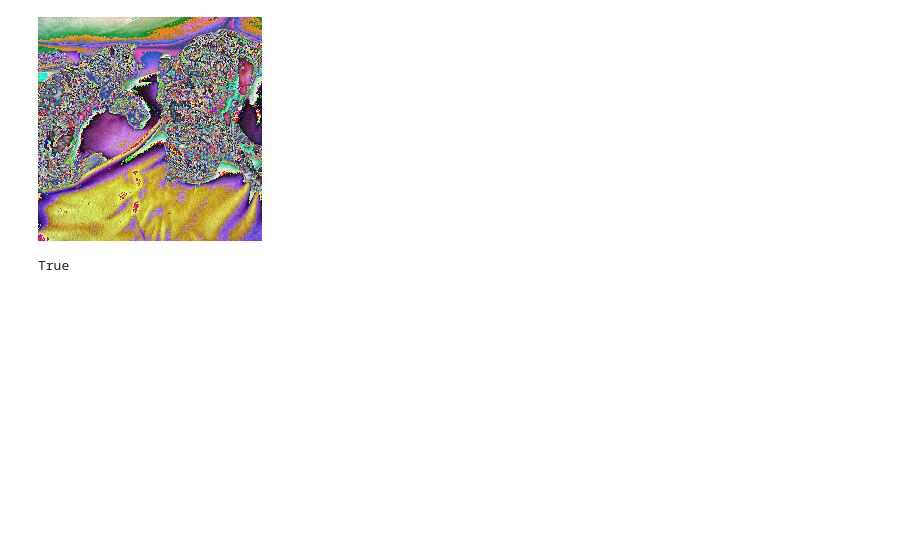
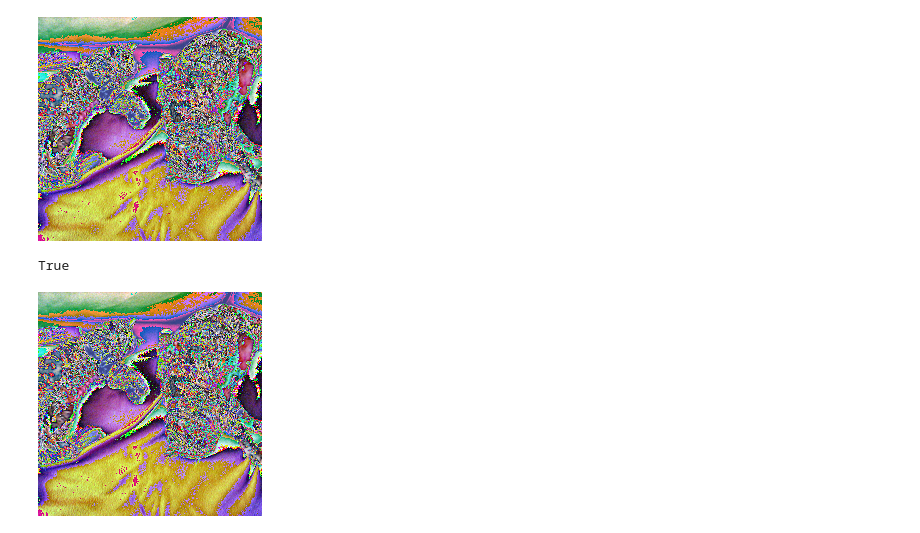
Before and after one commit to nysalvi/clip, a Jupyter notebook: example.ipynb, the cells around one changed output. Cells and saved outputs as stored; diff of their text form; code cells hidden in the pictures; blank space fills up the shorter version.

```diff
--- a/example.ipynb
+++ b/example.ipynb
@@ -325,11 +551,28 @@ class MinSizeKeepAspectRatio(torch.nn.Module):
+# %%
+class CLIPPreprocessPILInterpolation(torch.nn.Module):
+    def __init__(self, interpolation:Image.Resampling=Image.Resampling.BICUBIC):
+        super().__init__()
+        self.pil_rescale = SmallerEdgePILRescale(224, interpolation=interpolation)
+        self.transform = v2.Compose([
+            v2.CenterCrop((224, 224)),
+            v2.Compose([v2.ToImage(), v2.ToDtype(torch.float32, scale=True)]),
+            v2.Normalize(OPENAI_CLIP_MEAN, OPENAI_CLIP_STD)
+        ])
+    def forward(self, img:Image):
+        img = self.pil_rescale(img)
+        return self.transform(img)
 # %%
 vis = CLIPImageProcessor().from_pretrained("openai/clip-vit-base-patch32", do_normalize=True)
-transforms = v2.Compose([
+t_transforms = v2.Compose([
+
     v2.Resize(224, interpolation=v2.InterpolationMode.BICUBIC),
     v2.CenterCrop((224, 224)),
     v2.Compose([v2.ToImage(), v2.ToDtype(torch.float32, scale=True)]),
     v2.Normalize(OPENAI_CLIP_MEAN, OPENAI_CLIP_STD)
 ])
+
+clip_preprocess_pil_interpolation = CLIPPreprocessPILInterpolation()
+
 #vis = CLIPImageProcessor().from_pretrained("openai/clip-vit-base-patch32", do_normalize=True)
 #if input_data_format is None:
 #    # We assume that all images have the same channel dimension format.
@@ -366,4 +609,5 @@ transforms = v2.Compose([
 #        return BatchFeature(data=data, tensor_type=return_tensors)
 # %%
 img_vis = vis(image)
-img_aug = transforms(image)
+img_aug = t_transforms(image)
+pil_interpolated_image = clip_preprocess_pil_interpolation(image)
@@ -376,6 +624,7 @@ img_vis['pixel_values'][0].shape
 # %%
 pil_aug = v2.ToPILImage()(img_aug)
 pil_vis = v2.ToPILImage()(np.transpose(img_vis['pixel_values'][0], (1, 2, 0)))
+pil_inter = v2.ToPILImage()(pil_interpolated_image)
 # %%
 pil_aug
 # %% [output]
@@ -388,3 +637,7 @@ pil_vis
 pil_vis == pil_aug
 # %% [output]
 True
+# %%
+pil_inter
+# %% [output]
+[figure, added]
```
Also changed, not shown: parts of 19 cells of this notebook, 10 other files.
